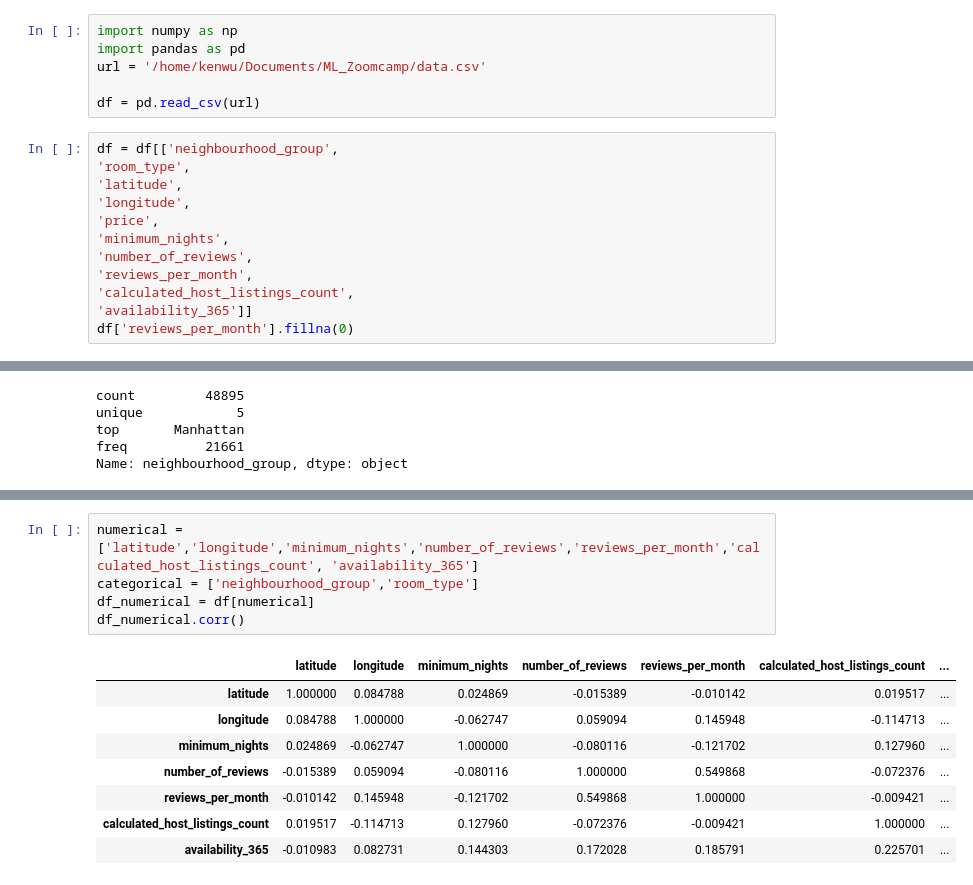
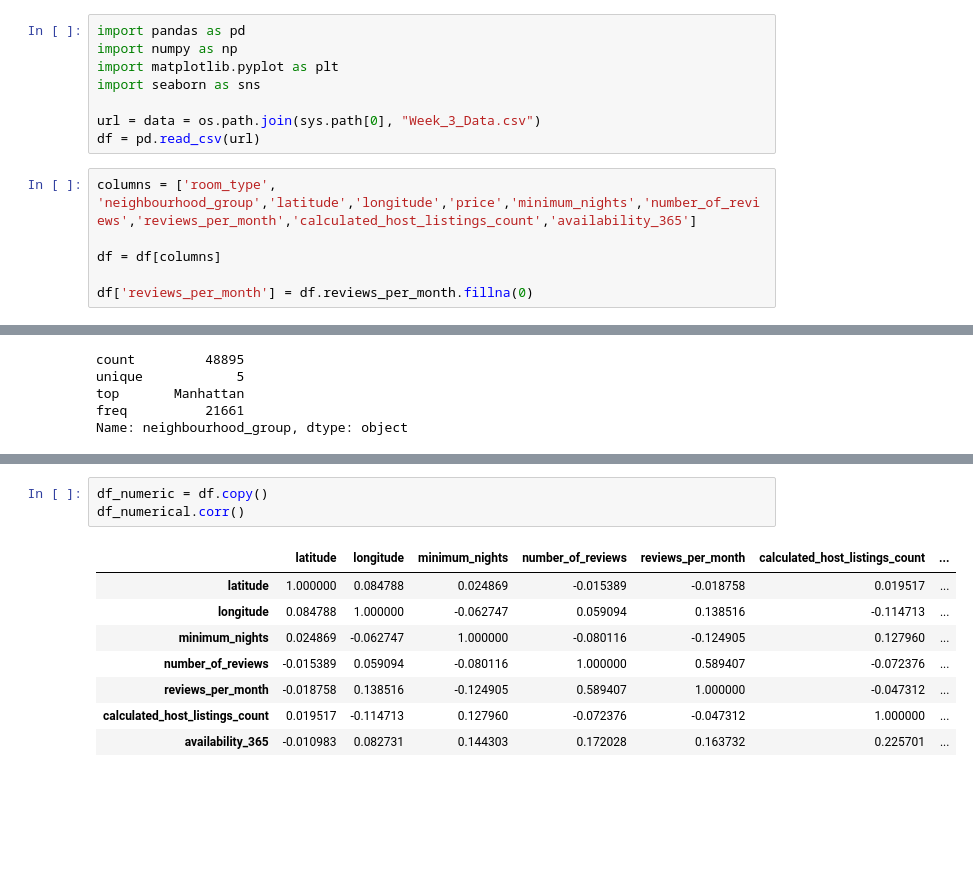
Before and after one commit to KenWuqianghao/ML-Zoomcamp, a Jupyter notebook: Week_3_Homework.ipynb, the cells around one changed output, grey strips where cells are left out. Drawn from its saved outputs; the diff is of its cells as text; blank space fills up the shorter version.

Commit message:
Week 3

```diff
--- a/Week_3_Homework.ipynb
+++ b/Week_3_Homework.ipynb
@@ -1,18 +1,14 @@
 # %%
+import pandas as pd
 import numpy as np
-import pandas as pd
-url = '/home/kenwu/Documents/ML_Zoomcamp/data.csv'
+import matplotlib.pyplot as plt
+import seaborn as sns
 
+url = data = os.path.join(sys.path[0], "Week_3_Data.csv")
 df = pd.read_csv(url)
 # %%
-df = df[['neighbourhood_group',
-'room_type',
-'latitude',
-'longitude',
-'price',
-'minimum_nights',
-'number_of_reviews',
-'reviews_per_month',
-'calculated_host_listings_count',
-'availability_365']]
-df['reviews_per_month'].fillna(0)
+columns = ['room_type', 'neighbourhood_group','latitude','longitude','price','minimum_nights','number_of_reviews','reviews_per_month','calculated_host_listings_count','availability_365']
+
+df = df[columns]
+
+df['reviews_per_month'] = df.reviews_per_month.fillna(0)
@@ -59,14 +23,12 @@ del df_test['price_binary']
-# %%
-numerical = ['latitude','longitude','minimum_nights','number_of_reviews','reviews_per_month','calculated_host_listings_count', 'availability_365']
-categorical = ['neighbourhood_group','room_type']
-df_numerical = df[numerical]
-df_numerical.corr()
-# %% [output]
-|  | latitude | longitude | minimum_nights | number_of_reviews | reviews_per_month | calculated_host_listings_count | ... |
-| latitude | 1.000000 | 0.084788 | 0.024869 | -0.015389 | -0.010142 | 0.019517 | ... |
-| longitude | 0.084788 | 1.000000 | -0.062747 | 0.059094 | 0.145948 | -0.114713 | ... |
-| minimum_nights | 0.024869 | -0.062747 | 1.000000 | -0.080116 | -0.121702 | 0.127960 | ... |
-| number_of_reviews | -0.015389 | 0.059094 | -0.080116 | 1.000000 | 0.549868 | -0.072376 | ... |
-| reviews_per_month | -0.010142 | 0.145948 | -0.121702 | 0.549868 | 1.000000 | -0.009421 | ... |
-| calculated_host_listings_count | 0.019517 | -0.114713 | 0.127960 | -0.072376 | -0.009421 | 1.000000 | ... |
-| availability_365 | -0.010983 | 0.082731 | 0.144303 | 0.172028 | 0.185791 | 0.225701 | ... |
+# %%
+df_numeric = df.copy()
+df_numerical.corr()
+# %% [output]
+|  | latitude | longitude | minimum_nights | number_of_reviews | reviews_per_month | calculated_host_listings_count | ... |
+| latitude | 1.000000 | 0.084788 | 0.024869 | -0.015389 | -0.018758 | 0.019517 | ... |
+| longitude | 0.084788 | 1.000000 | -0.062747 | 0.059094 | 0.138516 | -0.114713 | ... |
+| minimum_nights | 0.024869 | -0.062747 | 1.000000 | -0.080116 | -0.124905 | 0.127960 | ... |
+| number_of_reviews | -0.015389 | 0.059094 | -0.080116 | 1.000000 | 0.589407 | -0.072376 | ... |
+| reviews_per_month | -0.018758 | 0.138516 | -0.124905 | 0.589407 | 1.000000 | -0.047312 | ... |
+| calculated_host_listings_count | 0.019517 | -0.114713 | 0.127960 | -0.072376 | -0.047312 | 1.000000 | ... |
+| availability_365 | -0.010983 | 0.082731 | 0.144303 | 0.172028 | 0.163732 | 0.225701 | ... |
```
Also changed, not shown: parts of 15 cells of this notebook, 3 other files.
